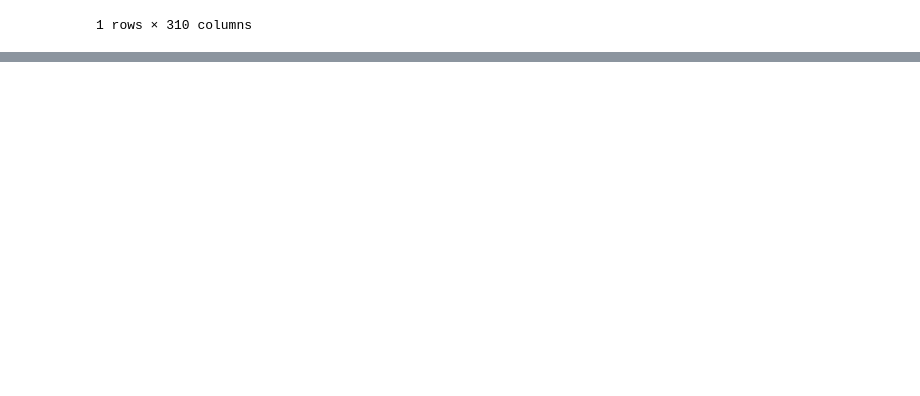
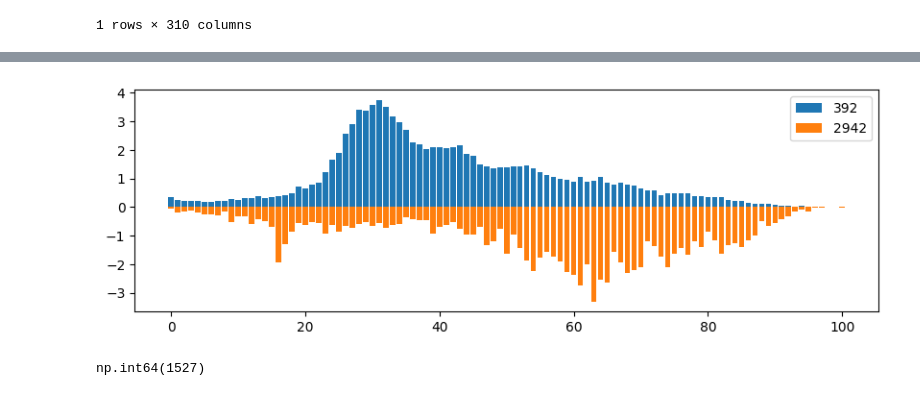
Before and after one commit to shared-repo/human-da, a Jupyter notebook: workspace/package-for-ml/lab03.ipynb, the cells around one changed output, grey strips where cells are left out. Drawn from its saved outputs; the diff is of its cells as text; code cells hidden in the pictures; blank space fills up the shorter version.

```diff
--- a/workspace/package-for-ml/lab03.ipynb
+++ b/workspace/package-for-ml/lab03.ipynb
@@ -75,0 +193,11 @@ population[ population["2024년09월_계_총인구수"] == max_value ]
+# %%
+population_per_age_ratio392 = population_per_age392 / population_per_age392.sum() * 100
+population_per_age_ratio2942 = population_per_age2942 / population_per_age2942.sum() * 100
+# %%
+plt.figure(figsize=(10, 3))
+plt.bar(np.arange(101), population_per_age_ratio392, label='392')
+plt.bar(np.arange(101), -population_per_age_ratio2942, label='2942')
+plt.legend()
+plt.show()
+# %% [output]
+[figure, added]
@@ -75,0 +209,5 @@ population[ population["2024년09월_계_총인구수"] == max_value ]
+# %%
+idx = population[population['행정구역'].str.contains('동삭동')].index
+idx[0]
+# %% [output]
+np.int64(1527)
```
Also changed, not shown: parts of 22 cells of this notebook.
